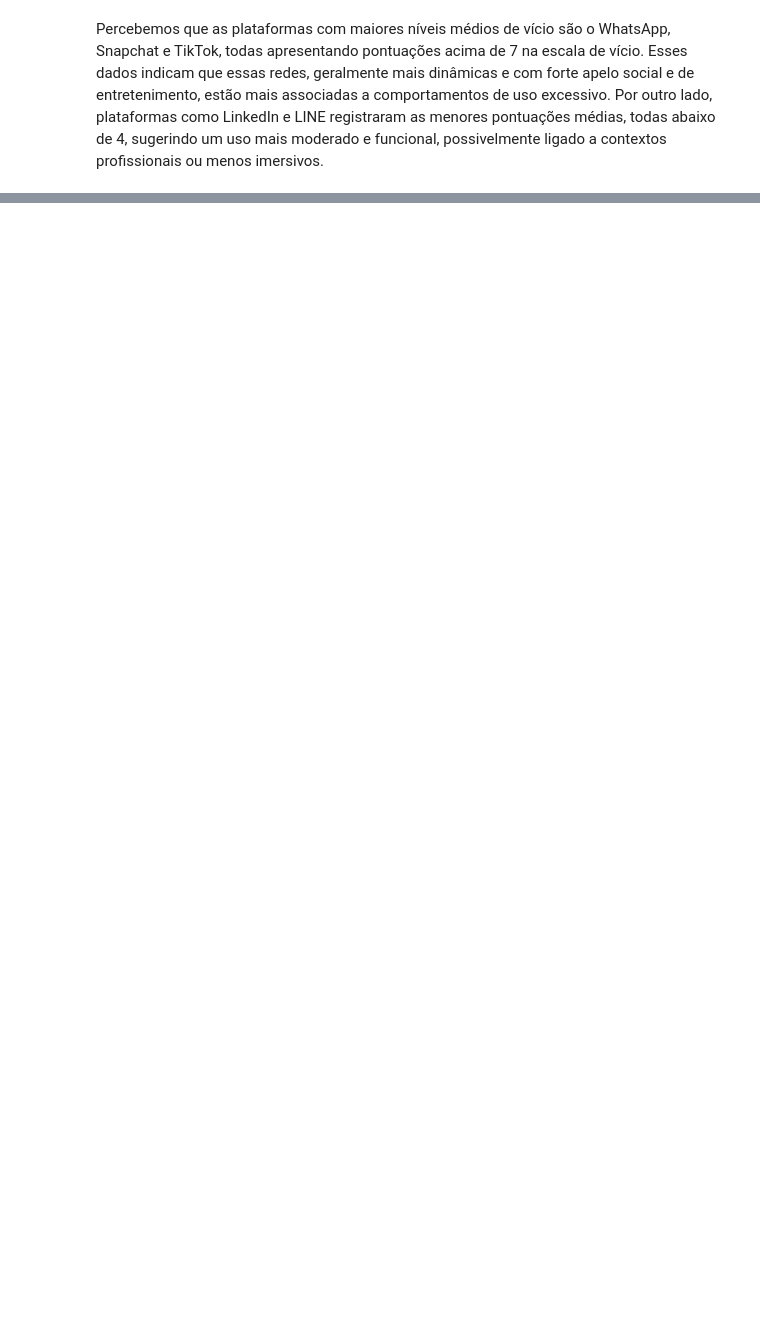
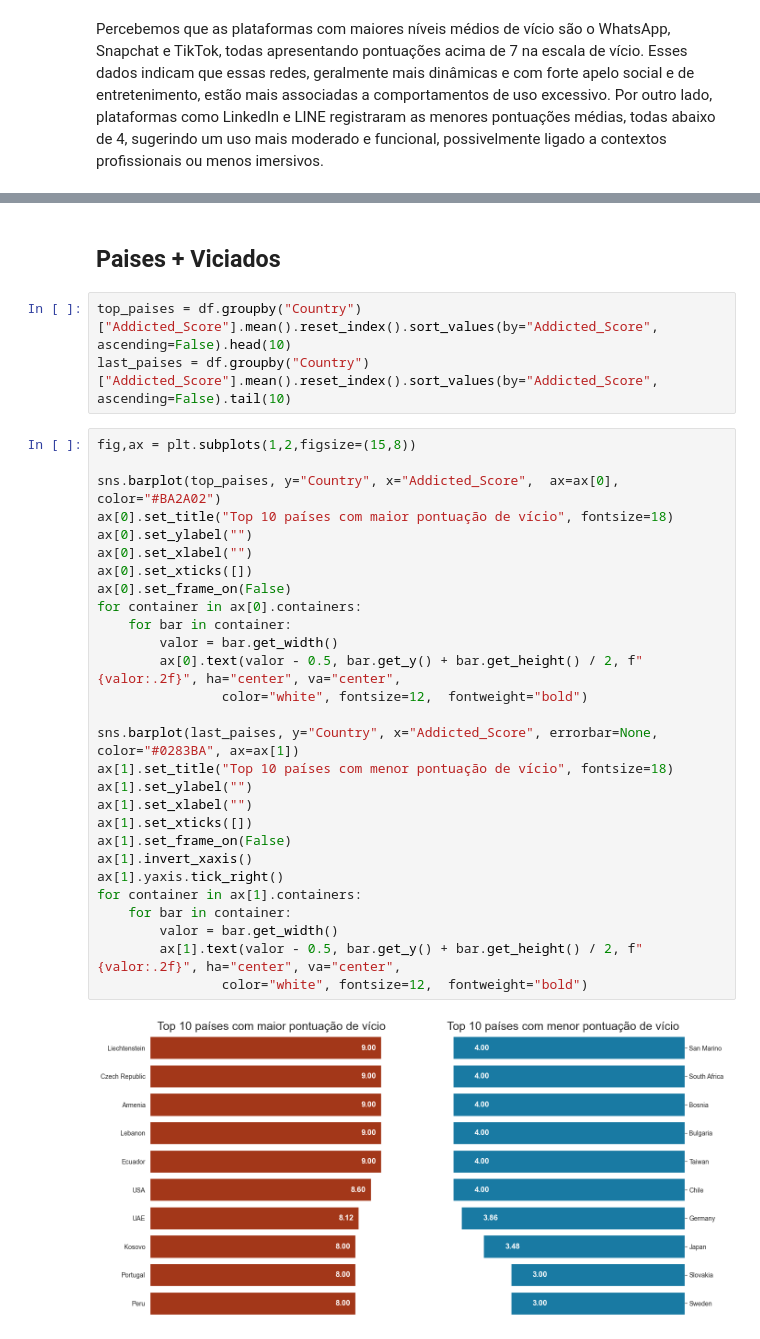
Before and after one commit to JoaoHeslin/Estudantes-e-Midias-Sociais, a Jupyter notebook: relatorio.ipynb, the cells around one changed output, grey strips where cells are left out. Cells and saved outputs as stored; diff of their text form; blank space fills up the shorter version.

```diff
--- a/relatorio.ipynb
+++ b/relatorio.ipynb
@@ -241,0 +270,35 @@ Percebemos que as plataformas com maiores níveis médios de vício são o Whats
+# %% [markdown]
+## Paises + Viciados
+# %%
+top_paises = df.groupby("Country")["Addicted_Score"].mean().reset_index().sort_values(by="Addicted_Score", ascending=False).head(10)
+last_paises = df.groupby("Country")["Addicted_Score"].mean().reset_index().sort_values(by="Addicted_Score", ascending=False).tail(10)
+# %%
+fig,ax = plt.subplots(1,2,figsize=(15,8))
+
+sns.barplot(top_paises, y="Country", x="Addicted_Score",  ax=ax[0], color="#BA2A02")
+ax[0].set_title("Top 10 países com maior pontuação de vício", fontsize=18)
+ax[0].set_ylabel("")
+ax[0].set_xlabel("")
+ax[0].set_xticks([])
+ax[0].set_frame_on(False)
+for container in ax[0].containers:
+    for bar in container:
+        valor = bar.get_width()
+        ax[0].text(valor - 0.5, bar.get_y() + bar.get_height() / 2, f"{valor:.2f}", ha="center", va="center",
+                color="white", fontsize=12,  fontweight="bold")
+
+sns.barplot(last_paises, y="Country", x="Addicted_Score", errorbar=None, color="#0283BA", ax=ax[1])
+ax[1].set_title("Top 10 países com menor pontuação de vício", fontsize=18)
+ax[1].set_ylabel("")
+ax[1].set_xlabel("")
+ax[1].set_xticks([])
+ax[1].set_frame_on(False)
+ax[1].invert_xaxis()
+ax[1].yaxis.tick_right()
+for container in ax[1].containers:
+    for bar in container:
+        valor = bar.get_width()
+        ax[1].text(valor - 0.5, bar.get_y() + bar.get_height() / 2, f"{valor:.2f}", ha="center", va="center",
+                color="white", fontsize=12,  fontweight="bold")
+# %% [output]
+[figure, added]
```
Also changed, not shown: parts of 25 cells of this notebook.
